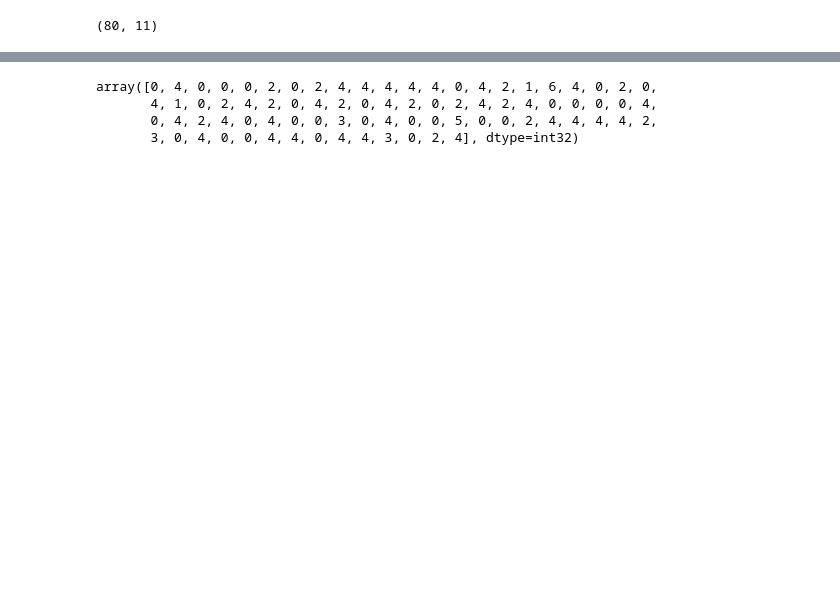
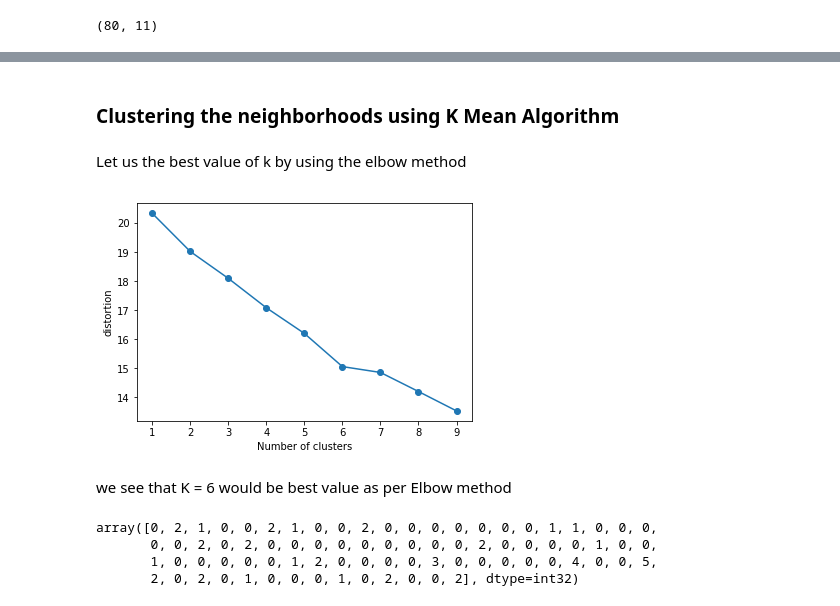
Before and after one commit to Poojakatta/THE-BATTLE-OF-NEIGHBOURHOODS-WEEK1-, a Jupyter notebook: BATTLE OF NEIGHBORHOODS(WEEK2).ipynb, the cells around one changed output, grey strips where cells are left out. Saved outputs shown, nothing was run; the diff lists cells and outputs as text; code cells hidden in the pictures; blank space fills up the shorter version.

```diff
--- a/BATTLE OF NEIGHBORHOODS(WEEK2).ipynb
+++ b/BATTLE OF NEIGHBORHOODS(WEEK2).ipynb
@@ -500,19 +458,39 @@ df_left
+# %% [markdown]
+### Clustering the neighborhoods using K Mean Algorithm ###
+# %% [markdown]
+Let us the best value of k by using the elbow method
+# %%
+#finding the best K
+hyderabad_grouped_clustering = hyderabad_grouped.drop('Neighborhood', 1)
+distortions=[]
+
+for i in range(1,10):
+    km=KMeans(n_clusters = i,n_init = 20,random_state=10)
+    km.fit(hyderabad_grouped_clustering)
+    distortions.append(km.inertia_)
+
+plt.plot(range(1,10),distortions,marker='o')
+plt.xlabel('Number of clusters')
+plt.ylabel('distortion')
+plt.show()
+# %% [output]
+[figure, added]
+# %% [markdown]
+we see that K = 6 would be best value as per Elbow method
 # %%
 # set number of clusters
-kclusters = 7
-
-hyderabad_grouped_clustering = hyderabad_grouped.drop('Neighborhood', 1)
+kclusters = 6
 
 # run k-means clustering
-kmeans = KMeans(n_clusters=kclusters, random_state=0).fit(hyderabad_grouped_clustering)
+kmeans = KMeans(n_clusters=kclusters,n_init=20, random_state=0).fit(hyderabad_grouped_clustering)
 
 # check cluster labels generated for each row in the dataframe
 kmeans.labels_
 # %% [output]
-array([0, 4, 0, 0, 0, 2, 0, 2, 4, 4, 4, 4, 4, 0, 4, 2, 1, 6, 4, 0, 2, 0,
-       4, 1, 0, 2, 4, 2, 0, 4, 2, 0, 4, 2, 0, 2, 4, 2, 4, 0, 0, 0, 0, 4,
-       0, 4, 2, 4, 0, 4, 0, 0, 3, 0, 4, 0, 0, 5, 0, 0, 2, 4, 4, 4, 4, 2,
-       3, 0, 4, 0, 0, 4, 4, 0, 4, 4, 3, 0, 2, 4], dtype=int32)
+array([0, 2, 1, 0, 0, 2, 1, 0, 0, 2, 0, 0, 0, 0, 0, 0, 0, 1, 1, 0, 0, 0,
+       0, 0, 2, 0, 2, 0, 0, 0, 0, 0, 0, 0, 0, 0, 2, 0, 0, 0, 0, 1, 0, 0,
+       1, 0, 0, 0, 0, 0, 1, 2, 0, 0, 0, 0, 3, 0, 0, 0, 0, 0, 4, 0, 0, 5,
+       2, 0, 2, 0, 1, 0, 0, 0, 1, 0, 2, 0, 0, 2], dtype=int32)
 # %%
 # add clustering labels
 neighborhoods_venues_sorted['Cluster Labels']=kmeans.labels_.tolist()
```
Also changed, not shown: parts of 34 cells of this notebook.
